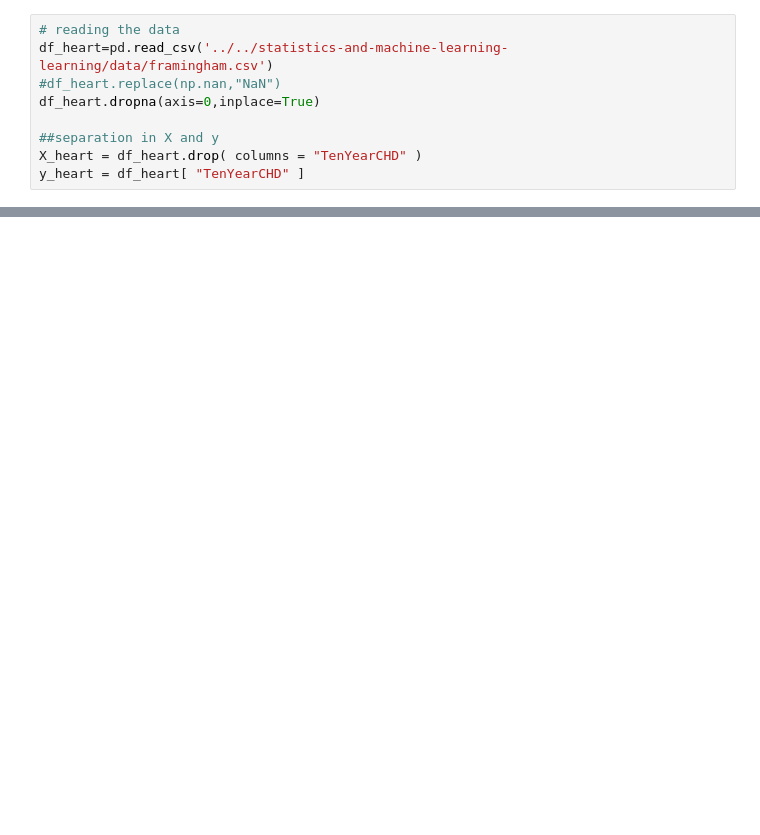
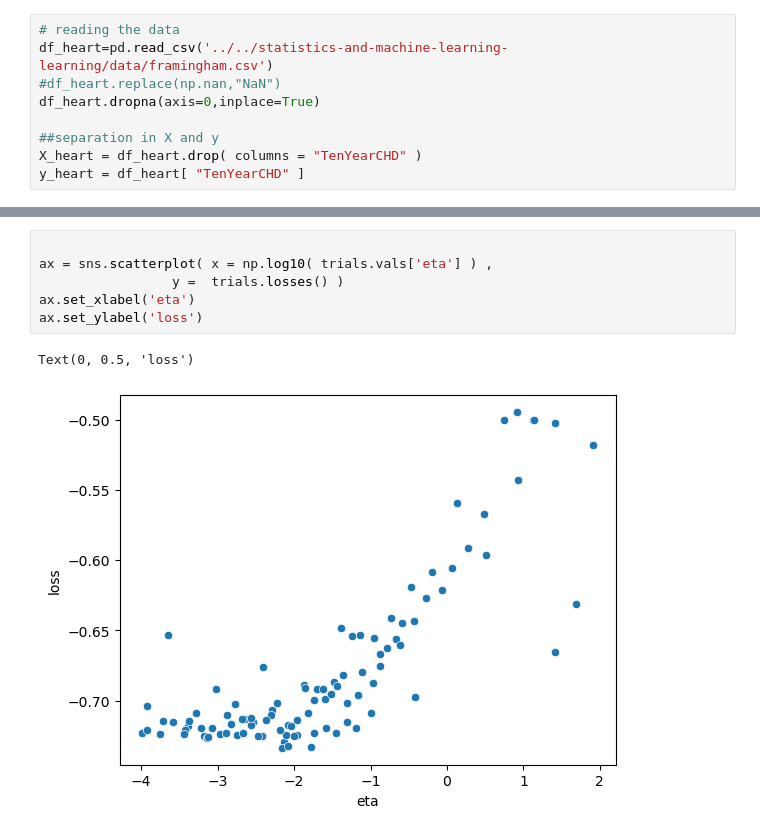
Before and after one commit to sib-swiss/intermediate-machine-learning-training, a Jupyter notebook: notebooks/02_hyperopt.ipynb, the cells around one changed output, grey strips where cells are left out. Drawn from its saved outputs; the diff is of its cells as text; blank space fills up the shorter version.

```diff
--- a/notebooks/02_hyperopt.ipynb
+++ b/notebooks/02_hyperopt.ipynb
@@ -692,0 +189,9 @@ estim.best_model()
+# %%
+
+ax = sns.scatterplot( x = np.log10( trials.vals['eta'] ) ,
+                 y =  trials.losses() )
+ax.set_xlabel('eta')
+ax.set_ylabel('loss')
+# %% [output]
+Text(0, 0.5, 'loss')
+[figure, added]
```
Also changed, not shown: parts of 98 cells of this notebook.
